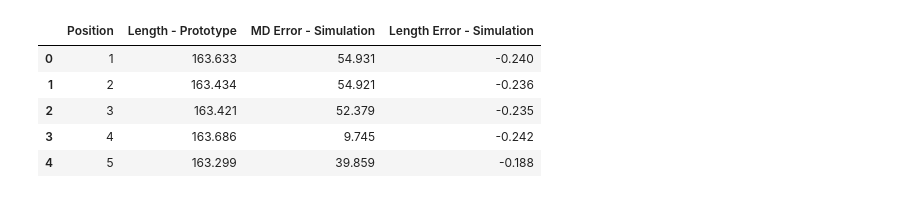
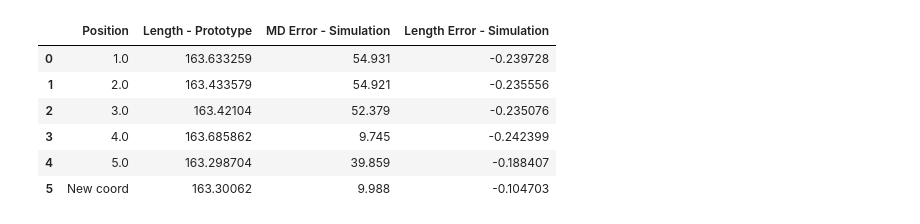
Before and after one commit to pranavduraisamy/spline-valeo, a Jupyter notebook: ppt/2101-wiper-data/plotter.ipynb, the cells around one changed output. Drawn from its saved outputs; the diff is of its cells as text; code cells hidden in the pictures.

Commit message:
wiper new coord single case

```diff
--- a/ppt/2101-wiper-data/plotter.ipynb
+++ b/ppt/2101-wiper-data/plotter.ipynb
@@ -120,3 +120,9 @@ lsls.append(ls)
 lstb.append(eb)
 # %% [output]
 [interactive output not drawn]
+# %%
+#| label: wnew
+
+eb,ls=plotter(wipe='_new')
+lsls.append(ls)
+lstb.append(eb)
@@ -153,17 +167,20 @@ err_plotter(wipe=5)
 # %%
 pos=[]
 prt_len=[]
 for i in range(1,6):
     pos.append(int(i))
     prt_len.append(length(pd.read_csv('../../data/2001/w'+str(i)+'.csv').iloc[10:,2:].values))
+prt_len.append(length(pd.read_csv('../../data/2001/w_new.csv').iloc[10:,2:].values))
+pos.append('New coord')
 df=pd.DataFrame([pos,prt_len,lstb,lsls]).T
 df.columns=['Position','Length - Prototype','MD Error - Simulation','Length Error - Simulation']
-df['Position']=df['Position'].astype(int)
+# df['Position']=df['Position'].astype(int)
 df.round(3)
 # %% [output]
 |  | Position | Length - Prototype | MD Error - Simulation | Length Error - Simulation |
-| 0 | 1 | 163.633 | 54.931 | -0.240 |
-| 1 | 2 | 163.434 | 54.921 | -0.236 |
-| 2 | 3 | 163.421 | 52.379 | -0.235 |
-| 3 | 4 | 163.686 | 9.745 | -0.242 |
-| 4 | 5 | 163.299 | 39.859 | -0.188 |
+| 0 | 1.0 | 163.633259 | 54.931 | -0.239728 |
+| 1 | 2.0 | 163.433579 | 54.921 | -0.235556 |
+| 2 | 3.0 | 163.42104 | 52.379 | -0.235076 |
+| 3 | 4.0 | 163.685862 | 9.745 | -0.242399 |
+| 4 | 5.0 | 163.298704 | 39.859 | -0.188407 |
+| 5 | New coord | 163.30062 | 9.988 | -0.104703 |
```
Also changed, not shown: parts of 2 cells of this notebook, 6 other files.
